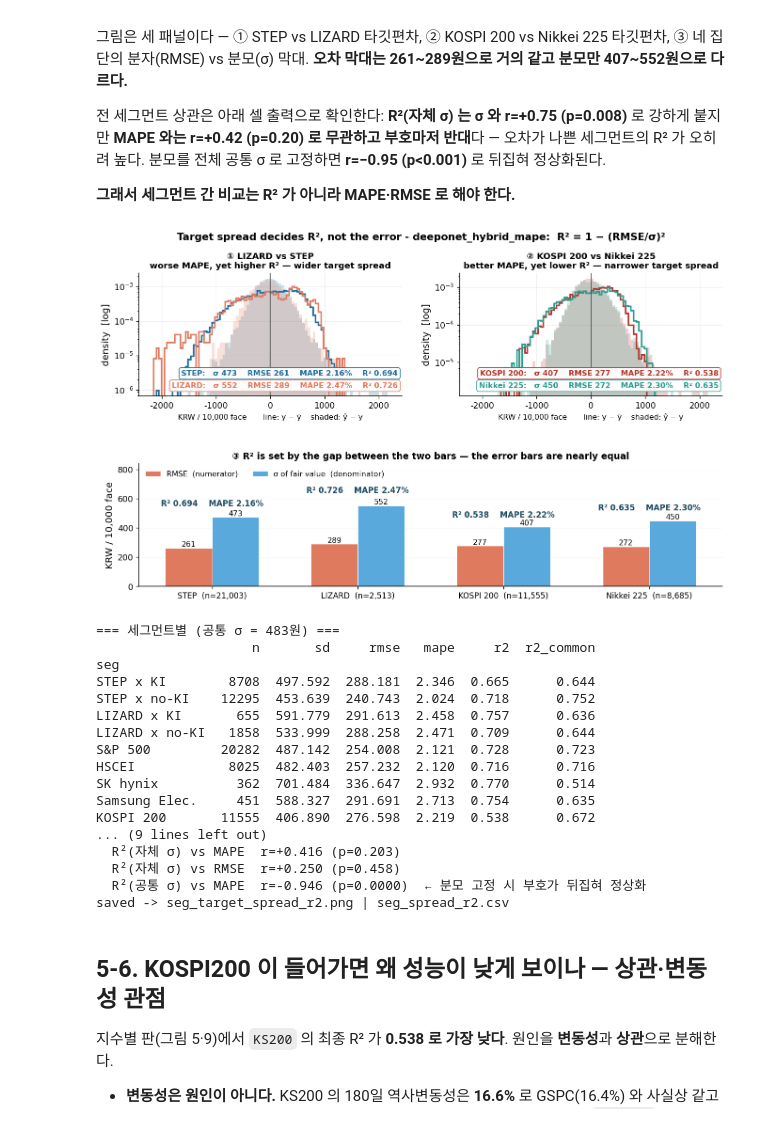
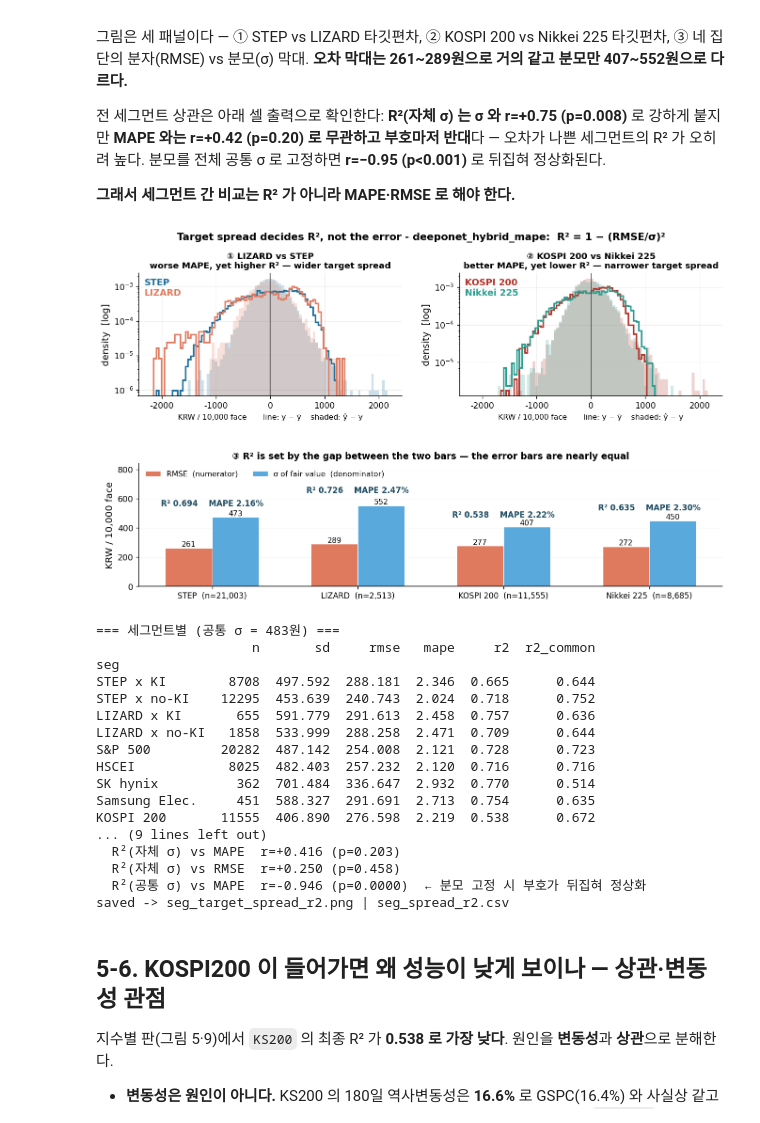
Before and after one commit to JUHWANKIM-ai/PI-DeepONet-ELS, a Jupyter notebook: 5_segment.ipynb, the cells around one changed output. Saved outputs shown, nothing was run; the diff lists cells and outputs as text; code cells hidden in the pictures.

Commit message:
refactor(notebook5): 그림 10b 1,2 패널에서 수치 박스 제거
sigma/RMSE/MAPE/R2 를 담던 색 박스를 없애고 그룹명만 색으로 표기.
1,2 는 분포 대비만 보이고 수치는 3 패널과 seg_spread_r2.csv 가 담당한다.

Co-Authored-By: Claude Opus 5 <noreply@anthropic.com>

```diff
--- a/5_segment.ipynb
+++ b/5_segment.ipynb
@@ -926,13 +926,9 @@ def dev_panel(a, keys, title):
         a.hist(g["err"], bins=90, range=(-2200, 2200), histtype="stepfilled", linewidth=0,
                color=CLR[kk], alpha=0.22, density=True, log=True)
     a.axvline(0, color="#444", lw=0.9)
-    for j, kk in enumerate(keys):
-        g = G[kk]
-        a.text(0.985, 0.055 + 0.10 * (len(keys) - 1 - j),
-               f"{kk}:   σ {g['sd']:.0f}    RMSE {g['rmse']:.0f}    "
-               f"MAPE {g['mape']:.2f}%    R² {g['r2']:.3f}",
-               transform=a.transAxes, ha="right", va="bottom", fontsize=9.5, fontweight="bold",
-               color=CLR[kk], bbox=dict(boxstyle="round", fc="white", ec=CLR[kk], alpha=0.95))
+    for j, kk in enumerate(keys):          # 색 대응만 (수치는 ③ 패널과 아래 표에)
+        a.text(0.02, 0.96 - 0.085 * j, kk, transform=a.transAxes, ha="left", va="top",
+               fontsize=11.5, fontweight="bold", color=CLR[kk])
     a.set_xlabel("KRW / 10,000 face       line: y − ȳ    shaded: ŷ − y", fontsize=9.5)
     a.set_ylabel("density  [log]")
     a.set_title(title, fontsize=11)
@@ -972,34 +968,34 @@ plt.show()
 # 전 세그먼트 근거 (그림에는 넣지 않고 표·상관으로)
 ROWS = []
 for st in STRUCTS:
     ROWS.append(dict(seg=st, **{q: v for q, v in _stat(dS[dS.struct == st]).items()
                                 if q not in ("dev", "err")}))
 for t in pd.unique(pd.concat([dS.udl1, dS.udl2, dS.udl3]).dropna()):
     s = _tk(t)
     if len(s) >= 200:
         ROWS.append(dict(seg=uname(t), **{q: v for q, v in _stat(s).items()
                                           if q not in ("dev", "err")}))
 SEGT = pd.DataFrame(ROWS).set_index("seg")
 SD_ALL = float((dS.y_true - dS.y_true.mean()).std(ddof=0) * FACE)
 SEGT["r2_common"] = 1 - (SEGT.rmse / SD_ALL) ** 2
 SEGT.round(4).to_csv(fm.stat("seg_spread_r2"))
 
 print(f"=== 세그먼트별 (공통 σ = {SD_ALL:.0f}원) ===")
 print(SEGT[["n", "sd", "rmse", "mape", "r2", "r2_common"]].round(3).to_string())
 print("\n두 역설")
 print(f"  LIZARD   MAPE {G['LIZARD']['mape']:.3f}% > STEP {G['STEP']['mape']:.3f}% (나쁨) 인데 "
       f"R² {G['LIZARD']['r2']:.3f} > {G['STEP']['r2']:.3f} (좋음)  ← σ {G['LIZARD']['sd']:.0f} vs {G['STEP']['sd']:.0f}원")
 print(f"  KOSPI200 MAPE {G['KOSPI 200']['mape']:.3f}% < Nikkei225 {G['Nikkei 225']['mape']:.3f}% (좋음) 인데 "
       f"R² {G['KOSPI 200']['r2']:.3f} < {G['Nikkei 225']['r2']:.3f} (나쁨)  ← σ {G['KOSPI 200']['sd']:.0f} vs {G['Nikkei 225']['sd']:.0f}원")
 print("\n전 세그먼트 상관 (R² 가 무엇을 따라가나)")
 for nm, col in (("σ", "sd"), ("MAPE", "mape"), ("RMSE", "rmse")):
     r = pearsonr(SEGT[col], SEGT.r2)
     print(f"  R²(자체 σ) vs {nm:5s} r={r[0]:+.3f} (p={r[1]:.3f})")
 r = pearsonr(SEGT.mape, SEGT.r2_common)
 print(f"  R²(공통 σ) vs MAPE  r={r[0]:+.3f} (p={r[1]:.4f})  ← 분모 고정 시 부호가 뒤집혀 정상화")
 print("saved ->", fm.image("seg_target_spread_r2").name, "|", fm.stat("seg_spread_r2").name)
 # %% [output]
-[figure, old version]
+[figure, new version]
 === 세그먼트별 (공통 σ = 483원) ===
                     n       sd     rmse   mape     r2  r2_common
 seg
```
